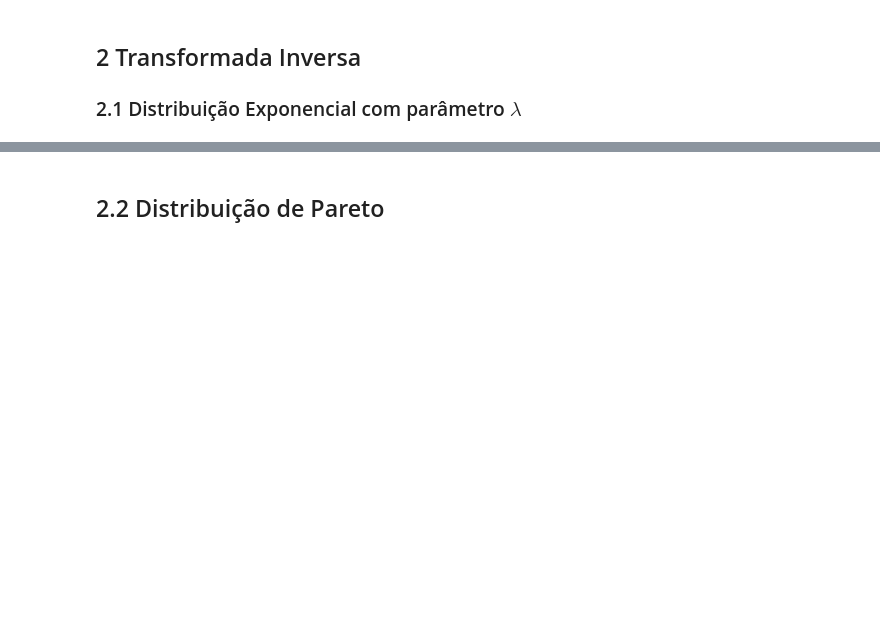
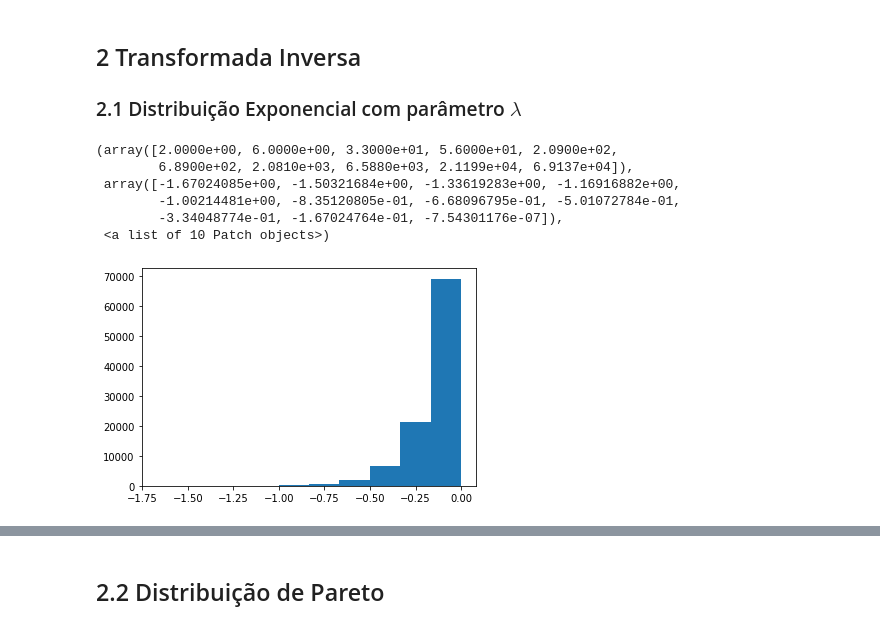
Before and after one commit to guedes-joaofelipe/CPC767-monte-carlos-markov-chain, a Jupyter notebook: Lists/2020_1/lista3.ipynb, the cells around one changed output, grey strips where cells are left out. Saved outputs shown, nothing was run; the diff lists cells and outputs as text; code cells hidden in the pictures; blank space fills up the shorter version.

Commit message:
Finished list 3

```diff
--- a/Lists/2020_1/lista3.ipynb
+++ b/Lists/2020_1/lista3.ipynb
@@ -105,4 +77,14 @@ fig.savefig('./img/relative_error.jpeg', bbox_inches='tight')
 ## 2 Transformada Inversa
 
 ### 2.1 Distribuição Exponencial com parâmetro $\lambda$
+# %%
+plt.hist(samples)
+# %% [output]
+(array([2.0000e+00, 6.0000e+00, 3.3000e+01, 5.6000e+01, 2.0900e+02,
+        6.8900e+02, 2.0810e+03, 6.5880e+03, 2.1199e+04, 6.9137e+04]),
+ array([-1.67024085e+00, -1.50321684e+00, -1.33619283e+00, -1.16916882e+00,
+        -1.00214481e+00, -8.35120805e-01, -6.68096795e-01, -5.01072784e-01,
+        -3.34048774e-01, -1.67024764e-01, -7.54301176e-07]),
+ <a list of 10 Patch objects>)
+[figure, added]
 # %%
```
Also changed, not shown: parts of 44 cells of this notebook, 3 other files.
